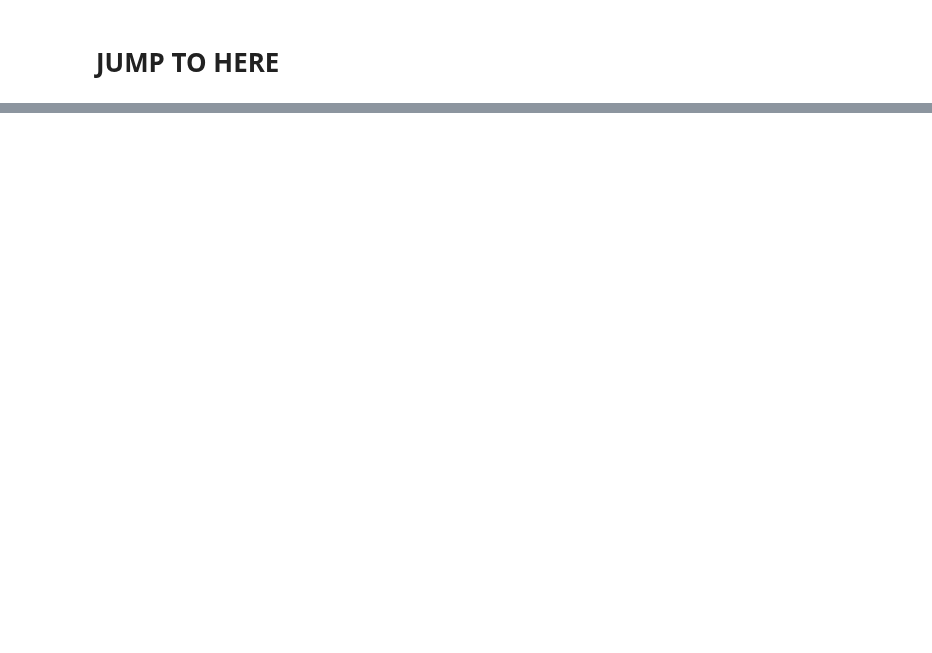
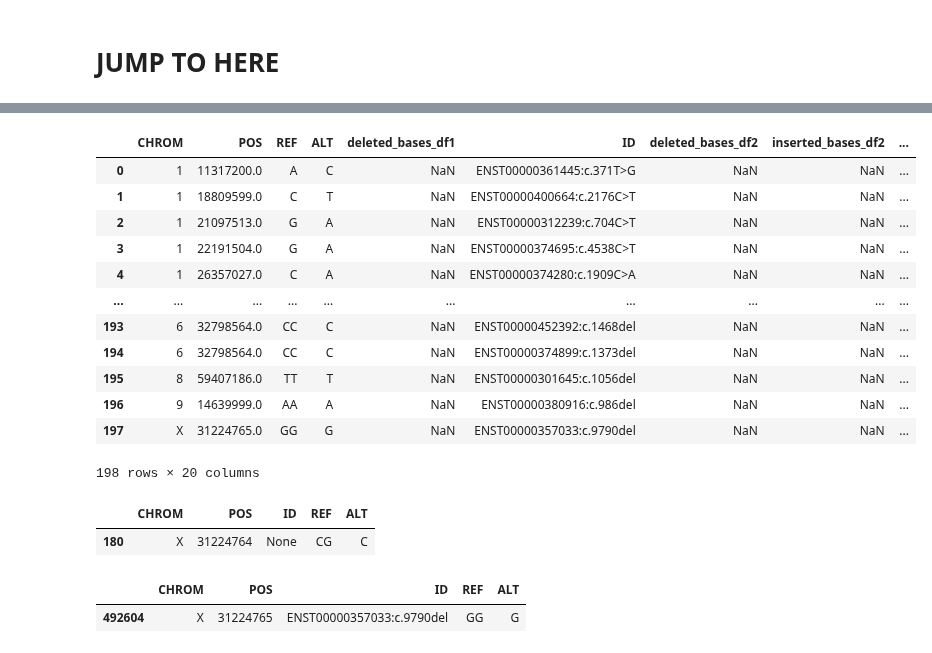
Before and after one commit to pachterlab/varseek, a Jupyter notebook: notebooks/7_4_gatk_workflow.ipynb, the cells around one changed output, grey strips where cells are left out. Drawn from its saved outputs; the diff is of its cells as text; code cells hidden in the pictures; blank space fills up the shorter version.

Commit message:
playing around with gatk and cosmic merging, about to erase scratch work

```diff
--- a/notebooks/7_4_gatk_workflow.ipynb
+++ b/notebooks/7_4_gatk_workflow.ipynb
@@ -511,0 +648,32 @@ cosmic_tp = unique_mcrs_df.loc[unique_mcrs_df['TP_vk']]
+# %%
+import numpy as np
+def add_mutation_type_gatk(df):
+    # Define the conditions
+    conditions = [
+        (df['REF'].str.len() > 1) & (df['ALT'].str.len() == 1),  # Deletion
+        (df['REF'].str.len() == 1) & (df['ALT'].str.len() > 1),  # Insertion
+        (df['REF'].str.len() == 1) & (df['ALT'].str.len() == 1),  # Substitution
+        (df['REF'].str.len() > 1) & (df['ALT'].str.len() > 1)    # Delins
+    ]
+
+    # Define the corresponding mutation types
+    mutation_types = ['deletion', 'insertion', 'substitution', 'delins']
+
+    # Apply the conditions and assign the values to the new column
+    df['mutation_type'] = np.select(conditions, mutation_types, default='unknown')
+
+    # For 'deletion', add 'deleted_bases' column with REF[1:]
+    df.loc[
+        df['mutation_type'] == 'deletion', 'deleted_bases'
+    ] = df['REF'].str[1:]
+
+    # For 'insertion', add 'inserted_bases' column with ALT[1:]
+    df.loc[
+        df['mutation_type'] == 'insertion', 'inserted_bases'
+    ] = df['ALT'].str[1:]
+
+    return df
+# %%
+cosmic_df = add_mutation_type_gatk(cosmic_df)
+df_mut = add_mutation_type_gatk(df_mut)
+df_hap = add_mutation_type_gatk(df_hap)
@@ -511,0 +761,16 @@ cosmic_tp = unique_mcrs_df.loc[unique_mcrs_df['TP_vk']]
+# %%
+merged_df
+# %% [output]
+|  | CHROM | POS | REF | ALT | deleted_bases_df1 | ID | deleted_bases_df2 | inserted_bases_df2 | ... |
+| 0 | 1 | 11317200.0 | A | C | NaN | ENST00000361445:c.371T>G | NaN | NaN | ... |
+| 1 | 1 | 18809599.0 | C | T | NaN | ENST00000400664:c.2176C>T | NaN | NaN | ... |
+| 2 | 1 | 21097513.0 | G | A | NaN | ENST00000312239:c.704C>T | NaN | NaN | ... |
+| 3 | 1 | 22191504.0 | G | A | NaN | ENST00000374695:c.4538C>T | NaN | NaN | ... |
+| 4 | 1 | 26357027.0 | C | A | NaN | ENST00000374280:c.1909C>A | NaN | NaN | ... |
+| ... | ... | ... | ... | ... | ... | ... | ... | ... | ... |
+| 193 | 6 | 32798564.0 | CC | C | NaN | ENST00000452392:c.1468del | NaN | NaN | ... |
+| 194 | 6 | 32798564.0 | CC | C | NaN | ENST00000374899:c.1373del | NaN | NaN | ... |
+| 195 | 8 | 59407186.0 | TT | T | NaN | ENST00000301645:c.1056del | NaN | NaN | ... |
+| 196 | 9 | 14639999.0 | AA | A | NaN | ENST00000380916:c.986del | NaN | NaN | ... |
+| 197 | X | 31224765.0 | GG | G | NaN | ENST00000357033:c.9790del | NaN | NaN | ... |
+198 rows × 20 columns
@@ -511,0 +807,10 @@ cosmic_tp = unique_mcrs_df.loc[unique_mcrs_df['TP_vk']]
+# %%
+df_mut.loc[df_mut['POS'] == 31224764]
+# %% [output]
+|  | CHROM | POS | ID | REF | ALT |
+| 180 | X | 31224764 | None | CG | C |
+# %%
+cosmic_df.loc[cosmic_df['ID'] == 'ENST00000357033:c.9790del']
+# %% [output]
+|  | CHROM | POS | ID | REF | ALT |
+| 492604 | X | 31224765 | ENST00000357033:c.9790del | GG | G |
```
Also changed, not shown: parts of 39 cells of this notebook, 12 other files.
